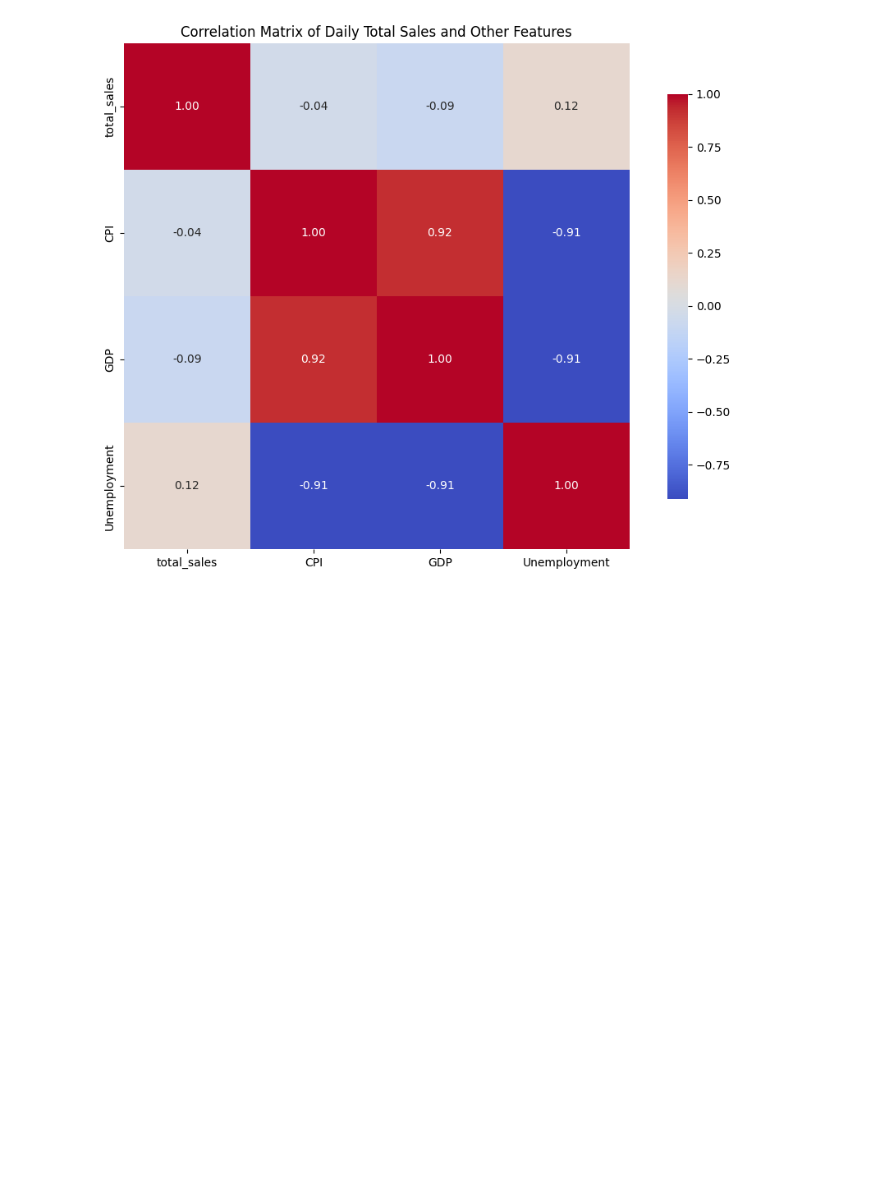
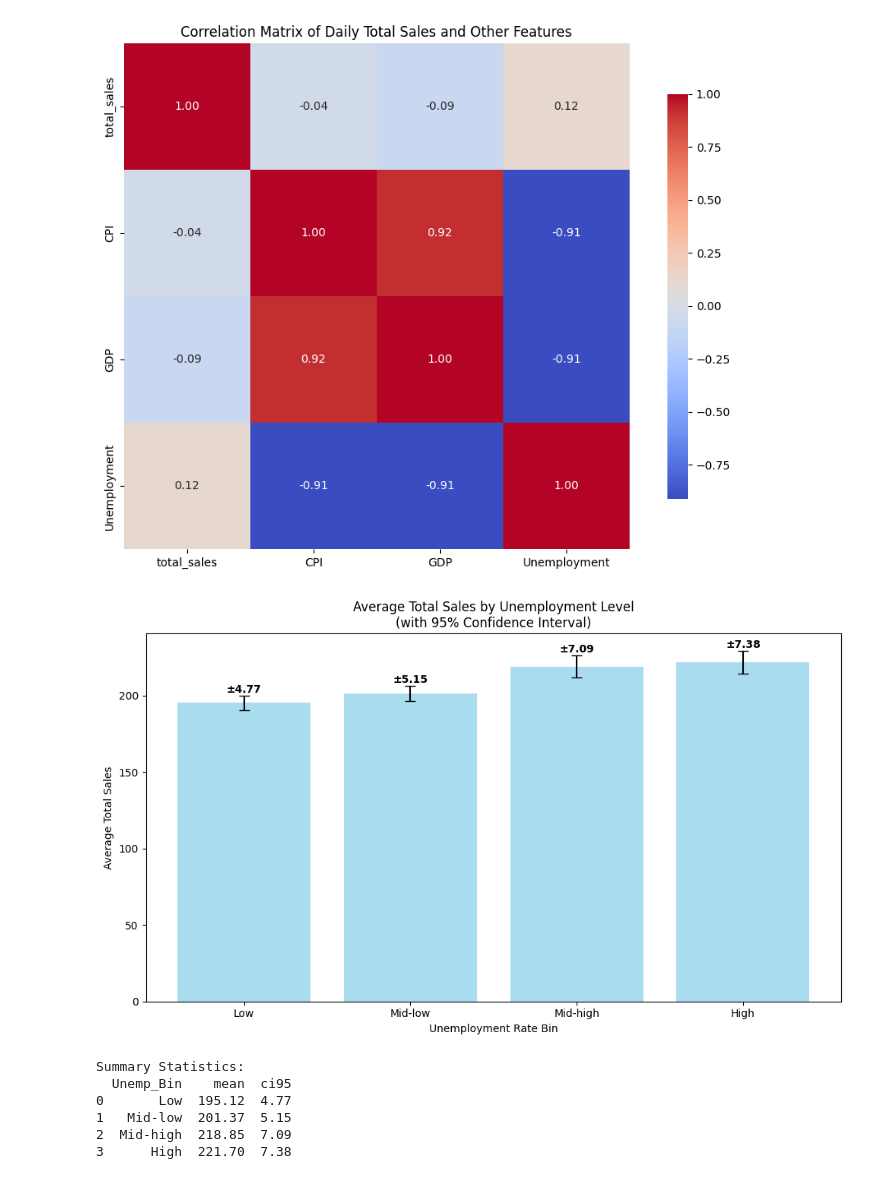
Before and after one commit to thorsten789/bakery_sales_prediction, a Jupyter notebook: 1_DatasetCharacteristics/sales.ipynb, the cells around one changed output. Cells and saved outputs as stored; diff of their text form; code cells hidden in the pictures; blank space fills up the shorter version.

```diff
--- a/1_DatasetCharacteristics/sales.ipynb
+++ b/1_DatasetCharacteristics/sales.ipynb
@@ -257,3 +257,48 @@ plt.title('Correlation Matrix of Daily Total Sales and Other Features')
 plt.show()
 # %% [output]
 [figure]
+# %%
+import pandas as pd
+import numpy as np
+import matplotlib.pyplot as plt
+import seaborn as sns
+from scipy.stats import sem
+
+# 1. Drop missing values (if not already done)
+df_plot = df_2.copy()
+df_plot = df_plot[['Unemployment', 'Umsatz']].dropna()
+
+# 2. Bin unemployment rate into quantiles or fixed bins
+df_plot['Unemp_Bin'] = pd.qcut(df_plot['Unemployment'], q=4, labels=['Low', 'Mid-low', 'Mid-high', 'High'])
+
+# 3. Group and calculate mean + CI
+summary = df_plot.groupby('Unemp_Bin')['Umsatz'].agg(['mean', 'count', 'std']).reset_index()
+summary['sem'] = summary['std'] / np.sqrt(summary['count'])  # Standard error
+summary['ci95'] = 1.96 * summary['sem']  # 95% confidence interval
+
+# 4. Plot using matplotlib
+plt.figure(figsize=(10, 6))
+bars = plt.bar(summary['Unemp_Bin'], summary['mean'], yerr=summary['ci95'], capsize=5, color='skyblue', alpha=0.7)
+
+# Add text annotations showing CI values
+for i, (bar, mean_val, ci_val) in enumerate(zip(bars, summary['mean'], summary['ci95'])):
+    plt.text(bar.get_x() + bar.get_width()/2, bar.get_height() + ci_val + 0.5,
+             f'±{ci_val:.2f}', ha='center', va='bottom', fontsize=10, fontweight='bold')
+
+plt.title('Average Total Sales by Unemployment Level\n(with 95% Confidence Interval)')
+plt.xlabel('Unemployment Rate Bin')
+plt.ylabel('Average Total Sales')
+plt.tight_layout()
+plt.show()
+
+# Print the summary table
+print("Summary Statistics:")
+print(summary[['Unemp_Bin', 'mean', 'ci95']].round(2))
+# %% [output]
+[figure, added]
+Summary Statistics:
+  Unemp_Bin    mean  ci95
+0       Low  195.12  4.77
+1   Mid-low  201.37  5.15
+2  Mid-high  218.85  7.09
+3      High  221.70  7.38
```
Also changed, not shown: parts of 2 cells of this notebook, 2 other files.
